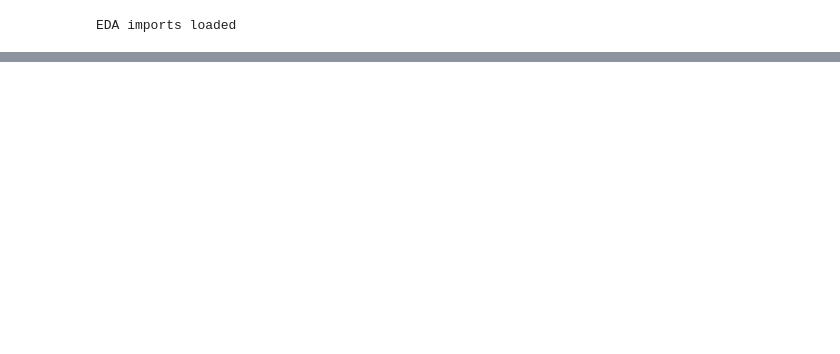
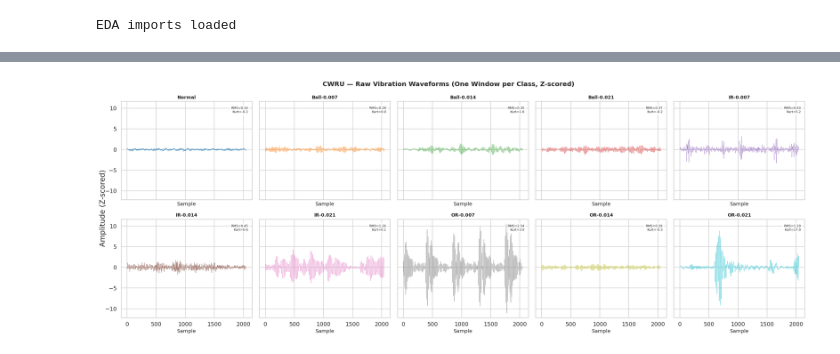
Before and after one commit to Oshadha345/FlowMatch-PdM, a Jupyter notebook: notebooks/01_dataset_analysis.ipynb, the cells around one changed output, grey strips where cells are left out. Drawn from its saved outputs; the diff is of its cells as text; code cells hidden in the pictures; blank space fills up the shorter version.

```diff
--- a/notebooks/01_dataset_analysis.ipynb
+++ b/notebooks/01_dataset_analysis.ipynb
@@ -414,0 +633,27 @@ Download XJTU-SY dataset
+# %%
+## ── 6.3  CWRU — Raw Waveform Overlay per Class ──────────────────────────────
+# One representative window per class overlaid on the same axes, plus a
+# zoomed-in inset on 200 samples to reveal the high-frequency modulation.
+
+fig, axes = plt.subplots(2, 5, figsize=(22, 8), sharex=True, sharey=True)
+axes = axes.flatten()
+for lbl in range(10):
+    ax = axes[lbl]
+    idx = np.where(cwru_y_np == lbl)[0]
+    sig = np.array(cwru_X[idx[0], :, 0])
+    ax.plot(sig, linewidth=0.4, color=COLORS[lbl])
+    ax.set_title(CWRU_CLASS_NAMES[lbl], fontsize=10, fontweight='bold')
+    ax.set_xlabel("Sample")
+    # Add annotation with key stats
+    rms = np.sqrt(np.mean(sig**2))
+    kurt = sp_stats.kurtosis(sig, fisher=True)
+    ax.text(0.97, 0.95, f"RMS={rms:.2f}\nKurt={kurt:.1f}",
+            transform=ax.transAxes, fontsize=7, va='top', ha='right',
+            bbox=dict(boxstyle='round,pad=0.3', facecolor='white', alpha=0.8))
+
+fig.suptitle("CWRU — Raw Vibration Waveforms (One Window per Class, Z-scored)", fontsize=14, fontweight='bold')
+fig.supylabel("Amplitude (Z-scored)")
+plt.tight_layout()
+plt.show()
+# %% [output]
+[figure, added]
```
Also changed, not shown: parts of 50 cells of this notebook.
